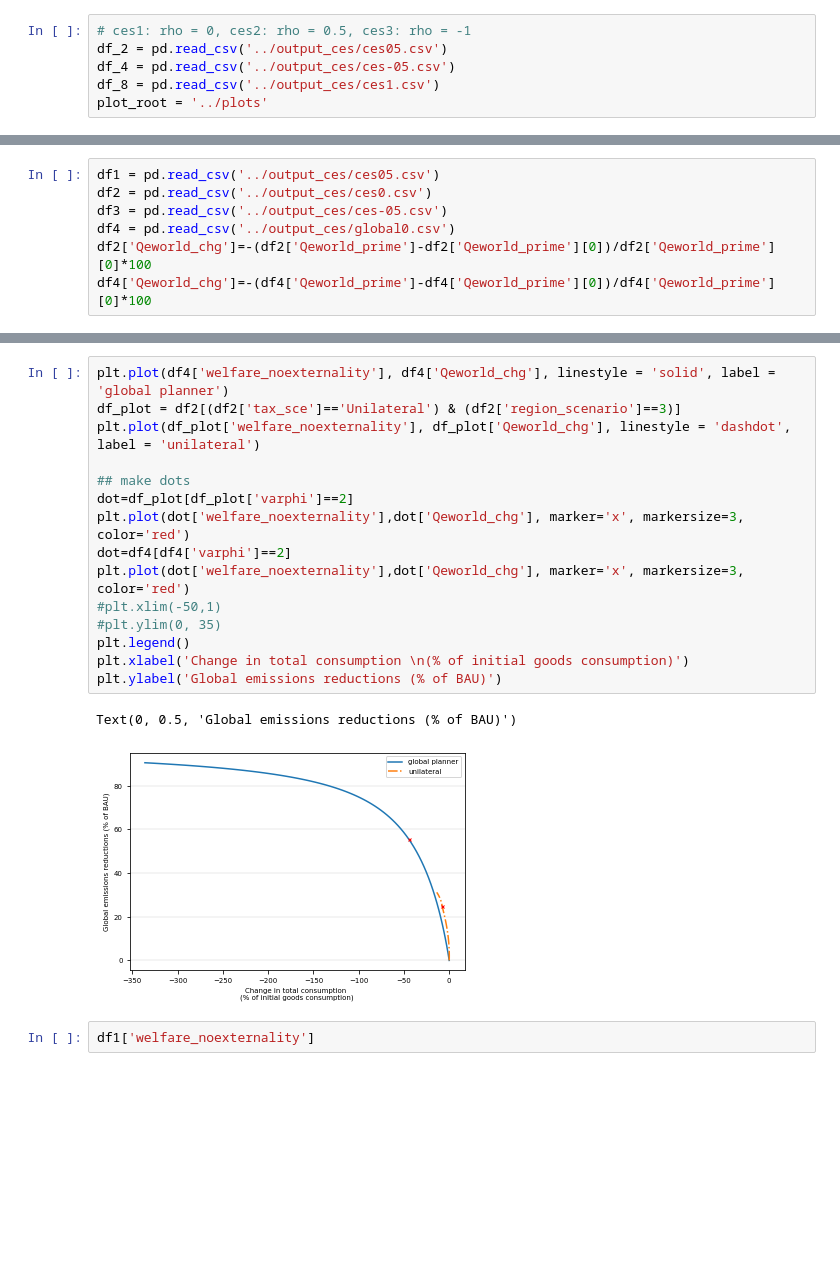
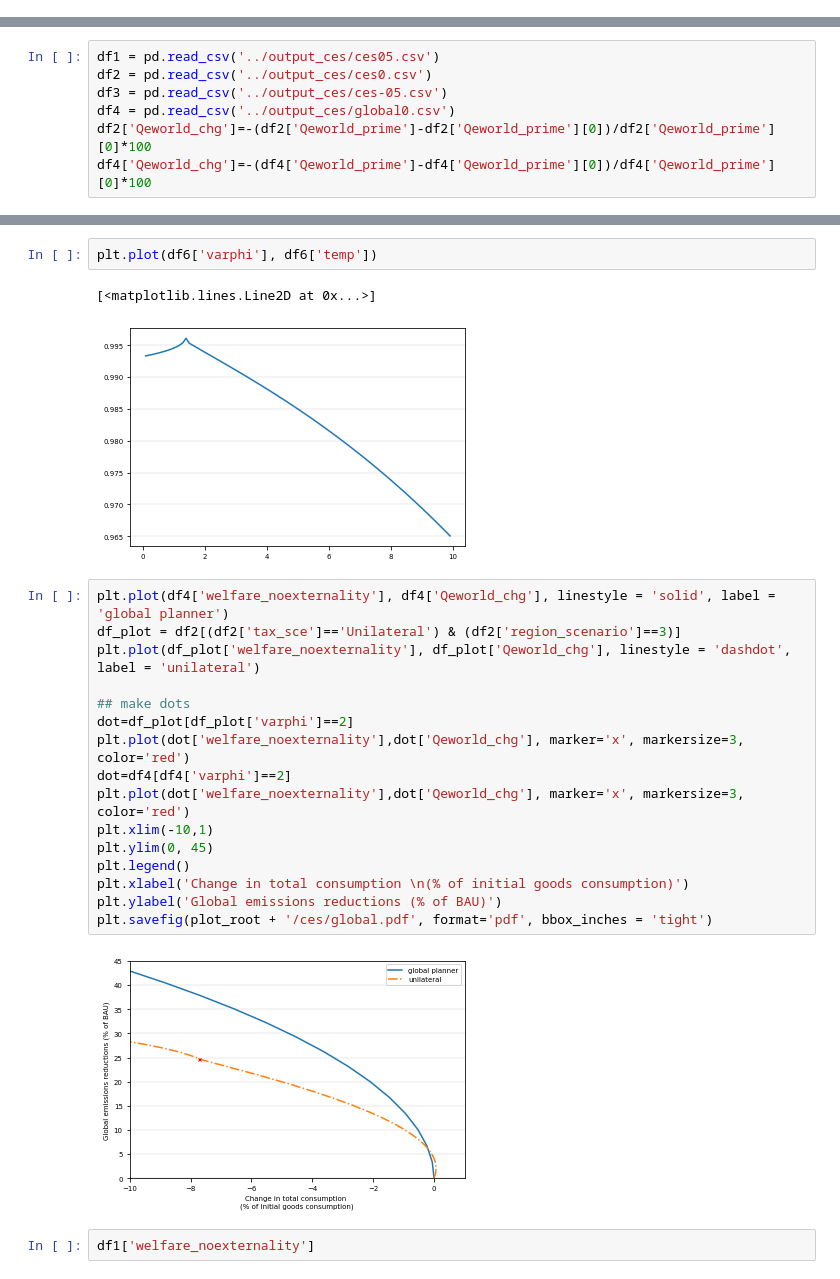
Before and after one commit to VoliCrank/Optimal-Unilateral-Carbon-Policy, a Jupyter notebook: Data/codes/plots_ces.ipynb, the cells around one changed output, grey strips where cells are left out. Saved outputs shown, nothing was run; the diff lists cells and outputs as text; blank space fills up the shorter version.

```diff
--- a/Data/codes/plots_ces.ipynb
+++ b/Data/codes/plots_ces.ipynb
@@ -15,9 +16,3 @@ mpl.rcParams.update({'axes.grid.axis':'y','grid.color':'#949494','grid.linewidth
 plt.locator_params(axis='y', nbins=5)   # y-axis
 # %% [output]
 [figure]
-# %%
-# ces1: rho = 0, ces2: rho = 0.5, ces3: rho = -1
-df_2 = pd.read_csv('../output_ces/ces05.csv')
-df_4 = pd.read_csv('../output_ces/ces-05.csv')
-df_8 = pd.read_csv('../output_ces/ces1.csv')
-plot_root = '../plots'
@@ -602,21 +251,26 @@ See the caveats in the documentation: https://pandas.pydata.org/pandas-docs/stab
+# %%
+plt.plot(df6['varphi'], df6['temp'])
+# %% [output]
+[<matplotlib.lines.Line2D at 0x...>]
+[figure, added]
 # %%
 plt.plot(df4['welfare_noexternality'], df4['Qeworld_chg'], linestyle = 'solid', label = 'global planner')
 df_plot = df2[(df2['tax_sce']=='Unilateral') & (df2['region_scenario']==3)]
 plt.plot(df_plot['welfare_noexternality'], df_plot['Qeworld_chg'], linestyle = 'dashdot', label = 'unilateral')
 
 ## make dots
 dot=df_plot[df_plot['varphi']==2]
 plt.plot(dot['welfare_noexternality'],dot['Qeworld_chg'], marker='x', markersize=3, color='red')
 dot=df4[df4['varphi']==2]
 plt.plot(dot['welfare_noexternality'],dot['Qeworld_chg'], marker='x', markersize=3, color='red')
-#plt.xlim(-50,1)
-#plt.ylim(0, 35)
+plt.xlim(-10,1)
+plt.ylim(0, 45)
 plt.legend()
 plt.xlabel('Change in total consumption \n(% of initial goods consumption)')
 plt.ylabel('Global emissions reductions (% of BAU)')
+plt.savefig(plot_root + '/ces/global.pdf', format='pdf', bbox_inches = 'tight')
 # %% [output]
-Text(0, 0.5, 'Global emissions reductions (% of BAU)')
-[figure, old version]
+[figure, new version]
 # %%
 df1['welfare_noexternality']
 # %% [output]
```
Also changed, not shown: parts of 19 cells of this notebook, 5 other files.
